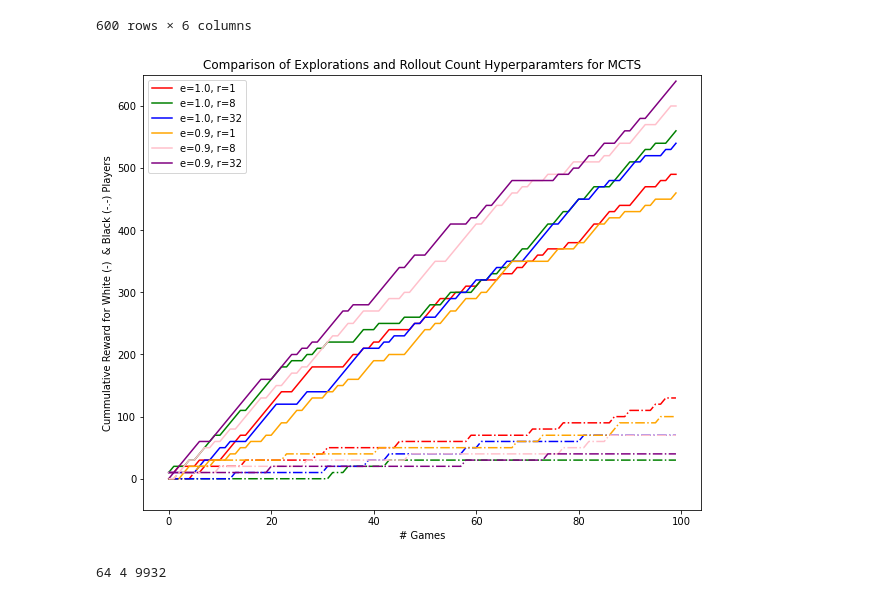
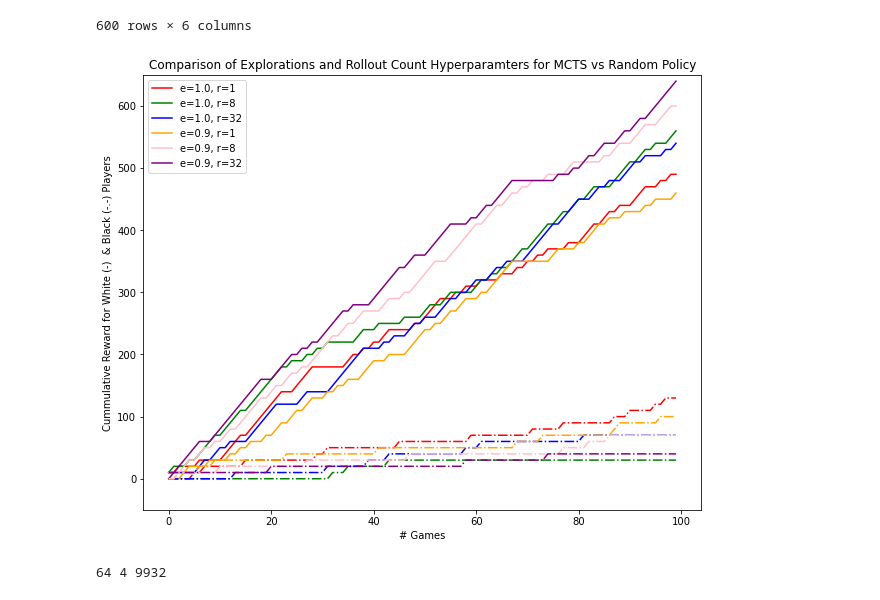
Before and after one commit to pablokvitca/tak-player-project, a Jupyter notebook: Results Analysis.ipynb, the cells around one changed output. Drawn from its saved outputs; the diff is of its cells as text; code cells hidden in the pictures.

```diff
--- a/Results Analysis.ipynb
+++ b/Results Analysis.ipynb
@@ -158,35 +563,35 @@ y = np.cumsum(df_mcts_vs_rand_runs_eps1_rr08["reward_for_white_player"])
 plt.plot(x, y, label="e=1.0, r=8", color="g")
 y = np.cumsum(df_mcts_vs_rand_runs_eps1_rr32["reward_for_white_player"])
 plt.plot(x, y, label="e=1.0, r=32", color="b")
 y = np.cumsum(df_mcts_vs_rand_runs_eps09_rr01["reward_for_white_player"])
 plt.plot(x, y, label="e=0.9, r=1", color="orange")
 y = np.cumsum(df_mcts_vs_rand_runs_eps09_rr08["reward_for_white_player"])
 plt.plot(x, y, label="e=0.9, r=8", color="pink")
 y = np.cumsum(df_mcts_vs_rand_runs_eps09_rr32["reward_for_white_player"])
 plt.plot(x, y, label="e=0.9, r=32", color="purple")
 
 y = np.cumsum(df_mcts_vs_rand_runs_eps1_rr01["reward_for_black_player"])
 plt.plot(x, y, linestyle="-.", color="r")
 y = np.cumsum(df_mcts_vs_rand_runs_eps1_rr08["reward_for_black_player"])
 plt.plot(x, y, linestyle="-.", color="g")
 y = np.cumsum(df_mcts_vs_rand_runs_eps1_rr32["reward_for_black_player"])
 plt.plot(x, y, linestyle="-.", color="b")
 y = np.cumsum(df_mcts_vs_rand_runs_eps09_rr01["reward_for_black_player"])
 plt.plot(x, y, linestyle="-.", color="orange")
 y = np.cumsum(df_mcts_vs_rand_runs_eps09_rr08["reward_for_black_player"])
 plt.plot(x, y, linestyle="-.", color="pink")
 y = np.cumsum(df_mcts_vs_rand_runs_eps09_rr32["reward_for_black_player"])
 plt.plot(x, y, linestyle="-.", color="purple")
 
 plt.legend()
 plt.xlabel("# Games")
 plt.ylabel("Cummulative Reward for White (-)  & Black (-.-) Players")
 plt.ylim([-50, 650])
-plt.title("Comparison of Explorations and Rollout Count Hyperparamters for MCTS")
+plt.title("Comparison of Explorations and Rollout Count Hyperparamters for MCTS vs Random Policy")
 plt.savefig("plot_mcts_vs_random.png", bbox_inches='tight')
 plt.show()
 # %% [output]
-[figure, old version]
+[figure, new version]
 # %%
 mcts_vs_rand_eps09_rr01_white_wins = sum(df_mcts_vs_rand_runs_eps09_rr32["reward_for_white_player"] > 0)
 mcts_vs_rand_eps09_rr01_black_wins = sum(df_mcts_vs_rand_runs_eps09_rr32["reward_for_black_player"] > 0)
```
Also changed, not shown: parts of 65 cells of this notebook, 29 other files.
